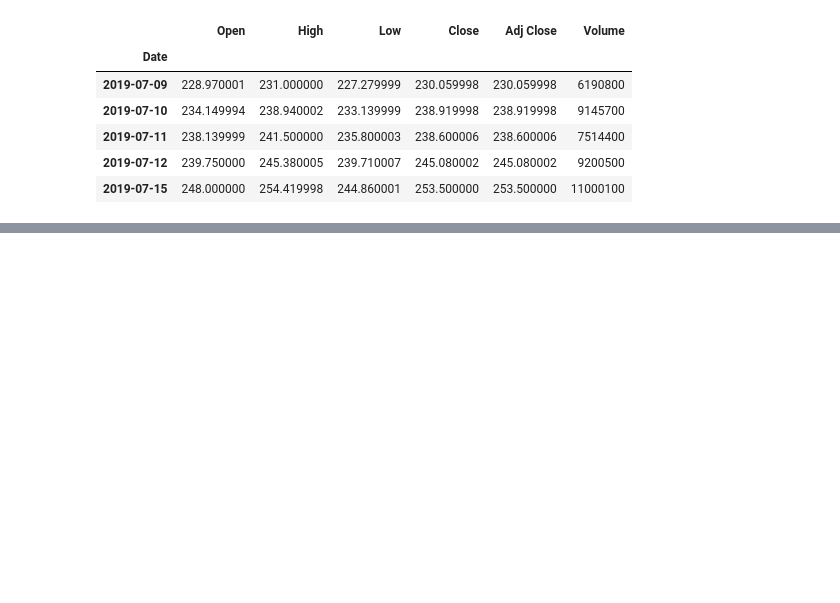
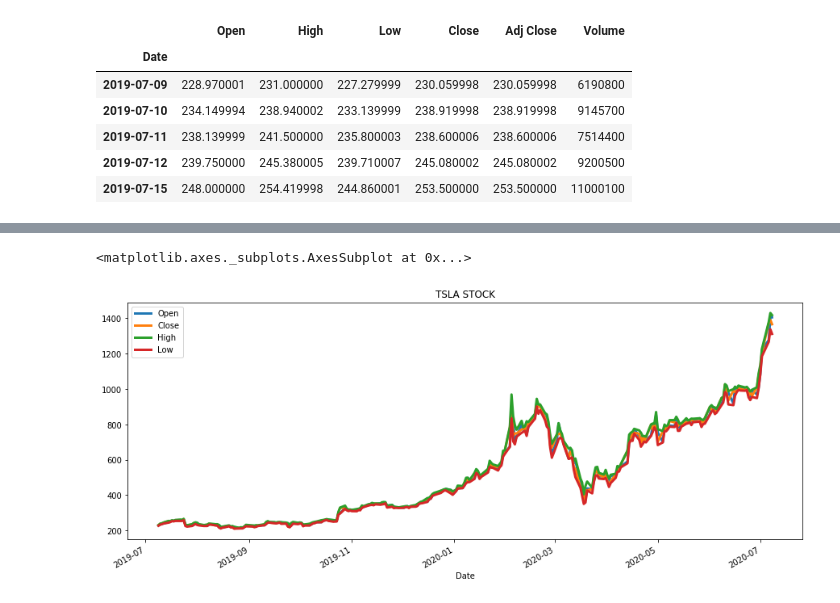
Before and after one commit to rooneyrulz/tesla_stock_analysis, a Jupyter notebook: Predictions.ipynb, the cells around one changed output, grey strips where cells are left out. Saved outputs shown, nothing was run; the diff lists cells and outputs as text; code cells hidden in the pictures; blank space fills up the shorter version.

```diff
--- a/Predictions.ipynb
+++ b/Predictions.ipynb
@@ -18,0 +39,6 @@ tsla_data.head()
+# %%
+# Let's Visualize The All Four Prices
+tsla_data[['Open', 'Close', 'High', 'Low']].plot(linewidth=3, figsize=(15, 6), title='TSLA STOCK')
+# %% [output]
+<matplotlib.axes._subplots.AxesSubplot at 0x...>
+[figure, added]
```
Also changed, not shown: parts of 4 cells of this notebook.
